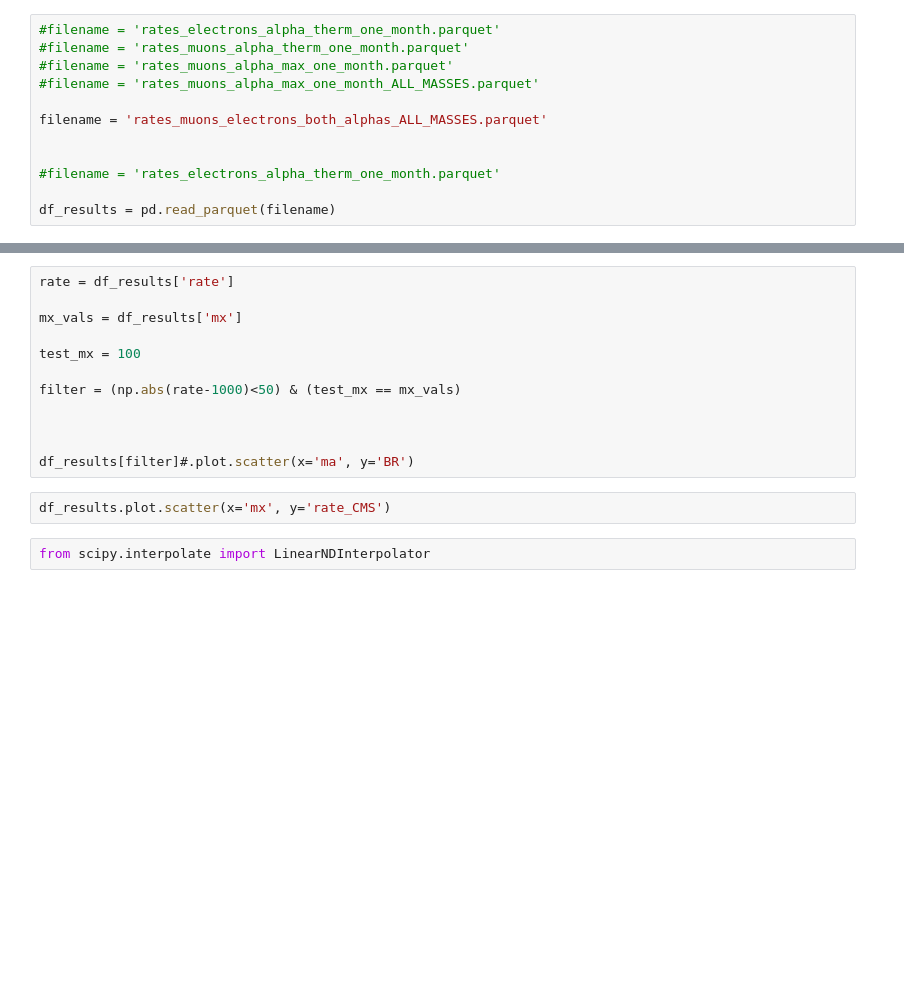
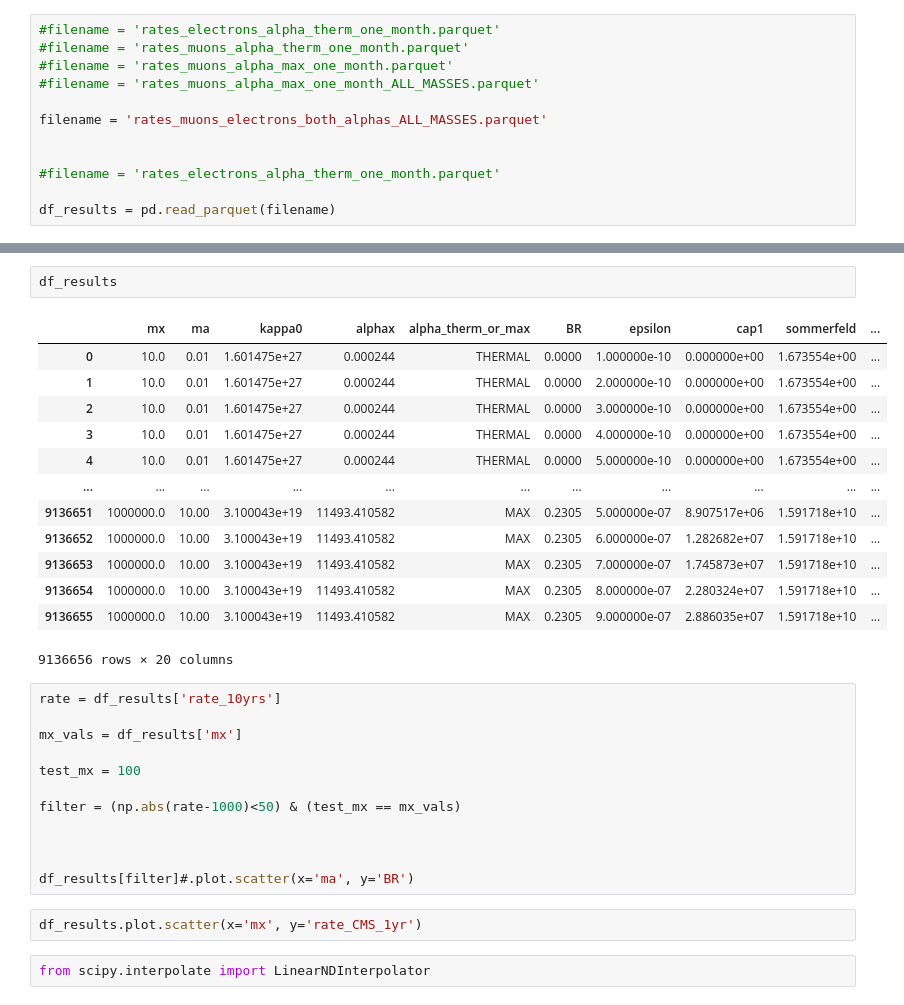
Before and after one commit to mattbellis/DarkCapPy, a Jupyter notebook: DarkCapPy/Template_Calculation/DarkCapPy_Template_MYEDITS.ipynb, the cells around one changed output, grey strips where cells are left out. Cells and saved outputs as stored; diff of their text form; blank space fills up the shorter version.

```diff
--- a/DarkCapPy/Template_Calculation/DarkCapPy_Template_MYEDITS.ipynb
+++ b/DarkCapPy/Template_Calculation/DarkCapPy_Template_MYEDITS.ipynb
@@ -1096,5 +1337,21 @@ plt.savefig(file_string)
+# %%
+df_results
+# %% [output]
+|  | mx | ma | kappa0 | alphax | alpha_therm_or_max | BR | epsilon | cap1 | sommerfeld | ... |
+| 0 | 10.0 | 0.01 | 1.601475e+27 | 0.000244 | THERMAL | 0.0000 | 1.000000e-10 | 0.000000e+00 | 1.673554e+00 | ... |
+| 1 | 10.0 | 0.01 | 1.601475e+27 | 0.000244 | THERMAL | 0.0000 | 2.000000e-10 | 0.000000e+00 | 1.673554e+00 | ... |
+| 2 | 10.0 | 0.01 | 1.601475e+27 | 0.000244 | THERMAL | 0.0000 | 3.000000e-10 | 0.000000e+00 | 1.673554e+00 | ... |
+| 3 | 10.0 | 0.01 | 1.601475e+27 | 0.000244 | THERMAL | 0.0000 | 4.000000e-10 | 0.000000e+00 | 1.673554e+00 | ... |
+| 4 | 10.0 | 0.01 | 1.601475e+27 | 0.000244 | THERMAL | 0.0000 | 5.000000e-10 | 0.000000e+00 | 1.673554e+00 | ... |
+| ... | ... | ... | ... | ... | ... | ... | ... | ... | ... | ... |
+| 9136651 | 1000000.0 | 10.00 | 3.100043e+19 | 11493.410582 | MAX | 0.2305 | 5.000000e-07 | 8.907517e+06 | 1.591718e+10 | ... |
+| 9136652 | 1000000.0 | 10.00 | 3.100043e+19 | 11493.410582 | MAX | 0.2305 | 6.000000e-07 | 1.282682e+07 | 1.591718e+10 | ... |
+| 9136653 | 1000000.0 | 10.00 | 3.100043e+19 | 11493.410582 | MAX | 0.2305 | 7.000000e-07 | 1.745873e+07 | 1.591718e+10 | ... |
+| 9136654 | 1000000.0 | 10.00 | 3.100043e+19 | 11493.410582 | MAX | 0.2305 | 8.000000e-07 | 2.280324e+07 | 1.591718e+10 | ... |
+| 9136655 | 1000000.0 | 10.00 | 3.100043e+19 | 11493.410582 | MAX | 0.2305 | 9.000000e-07 | 2.886035e+07 | 1.591718e+10 | ... |
+9136656 rows × 20 columns
 # %%
-rate = df_results['rate']
+rate = df_results['rate_10yrs']
 
 mx_vals = df_results['mx']
 
@@ -1106,7 +1363,7 @@ filter = (np.abs(rate-1000)<50) & (test_mx == mx_vals)
 
 df_results[filter]#.plot.scatter(x='ma', y='BR')
 # %%
-df_results.plot.scatter(x='mx', y='rate_CMS')
+df_results.plot.scatter(x='mx', y='rate_CMS_1yr')
 # %%
 from scipy.interpolate import LinearNDInterpolator
 # %%
```
Also changed, not shown: parts of 28 cells of this notebook, 5 other files.
